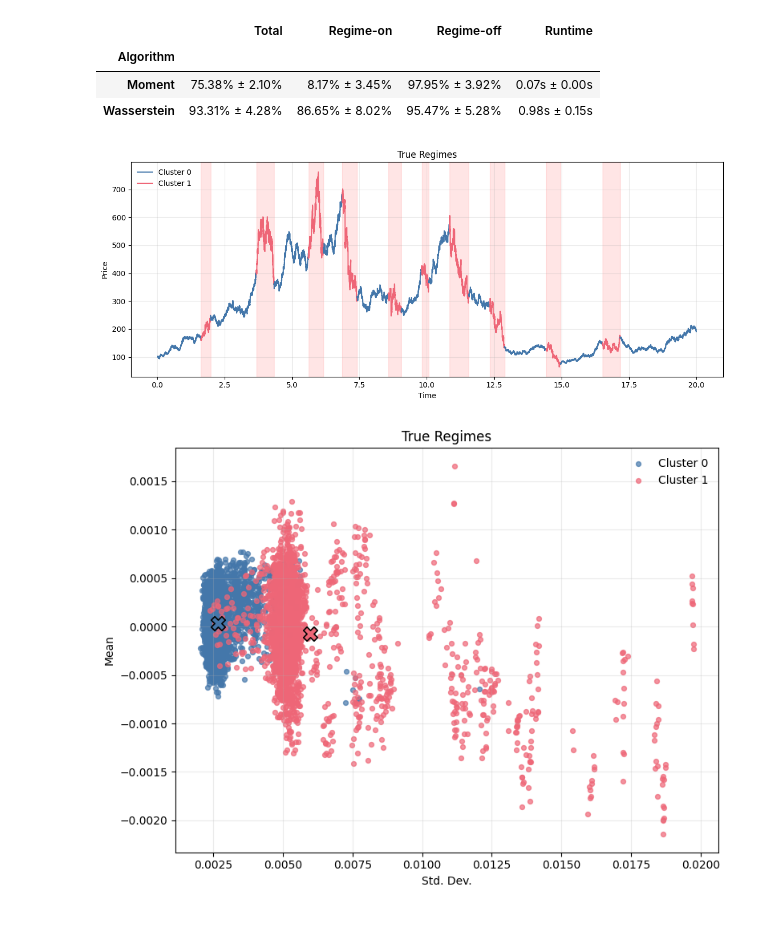
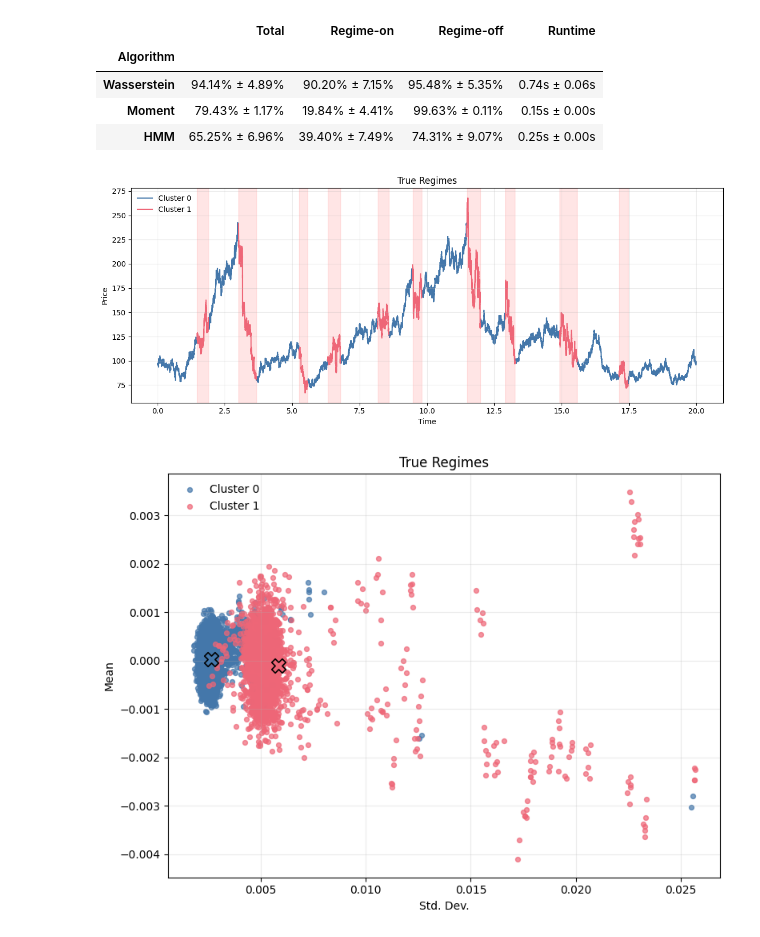
Before and after one commit to laurence1126/Wasserstein-Regime-Clustering, a Jupyter notebook: jupyter/jump_diffusion_compare.ipynb, the cells around one changed output. Saved outputs shown, nothing was run; the diff lists cells and outputs as text; code cells hidden in the pictures.

```diff
--- a/jupyter/jump_diffusion_compare.ipynb
+++ b/jupyter/jump_diffusion_compare.ipynb
@@ -9,24 +9,24 @@ CLUSTER_PALETTE[1], CLUSTER_PALETTE[2] = CLUSTER_PALETTE[2], CLUSTER_PALETTE[1]
 # %%
 mb = MertonBenchmark(
     n_runs=50,
-    window=144,
-    step=12,
-    random_state=42
+    random_state=42,
+    algorithm_windows={"Wasserstein": (72, 12), "Moment": (360, 6)}
 )
 result, details, stats = mb.run(return_details=True)
 result
 # %% [output]
 |  | Total | Regime-on | Regime-off | Runtime |
 | Algorithm |  |  |  |  |
-| Moment | 75.38% ± 2.10% | 8.17% ± 3.45% | 97.95% ± 3.92% | 0.07s ± 0.00s |
-| Wasserstein | 93.31% ± 4.28% | 86.65% ± 8.02% | 95.47% ± 5.28% | 0.98s ± 0.15s |
+| Wasserstein | 94.14% ± 4.89% | 90.20% ± 7.15% | 95.48% ± 5.35% | 0.74s ± 0.06s |
+| Moment | 79.43% ± 1.17% | 19.84% ± 4.41% | 99.63% ± 0.11% | 0.15s ± 0.00s |
+| HMM | 65.25% ± 6.96% | 39.40% ± 7.49% | 74.31% ± 9.07% | 0.25s ± 0.00s |
 # %%
-idx = -1
+idx = 20
 rec = details[idx]
 plot_regimes_over_price(rec["prices"], rec["truth"], highlight_clusters=[1], title="True Regimes")
-scatter_mean_variance(rec["segments"], rec["truth"], title="True Regimes")
+scatter_mean_variance(rec["segments"]["Truth"], rec["truth"], title="True Regimes")
 # %% [output]
-[figure, old version]
+[figure, new version]
-[figure, old version]
+[figure, new version]
 # %%
 print("Wasserstein K-Means statistics:", stats["Wasserstein"][idx])
```
Also changed, not shown: parts of 3 cells of this notebook, 5 other files.
